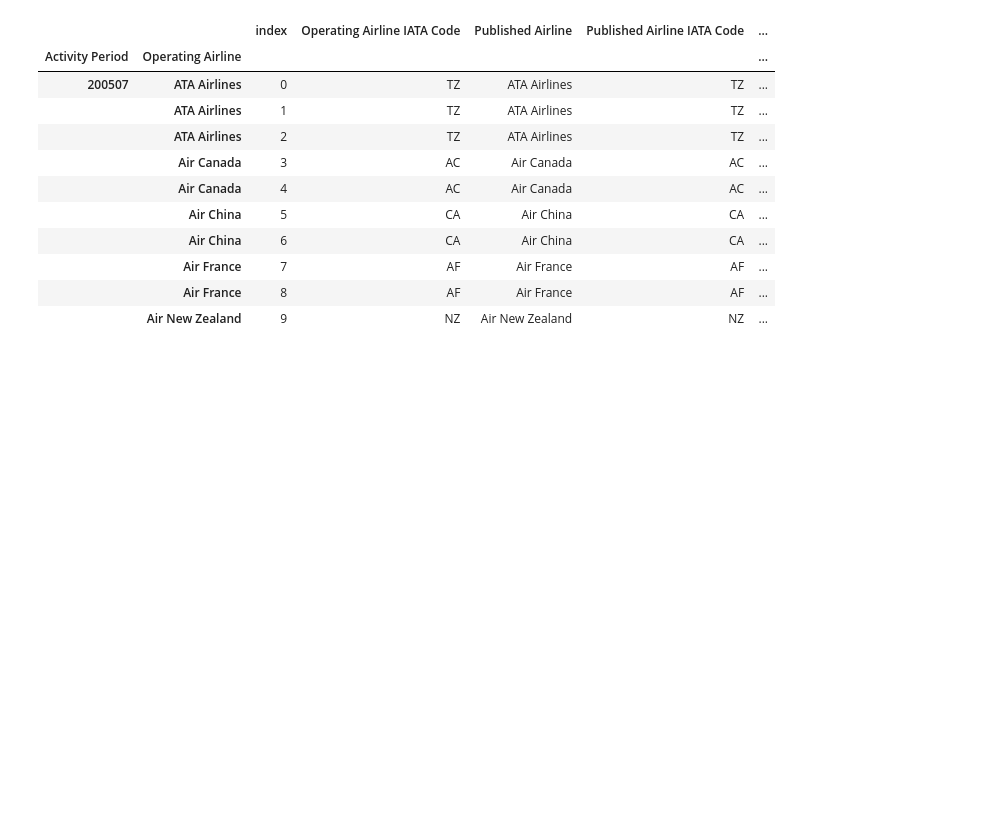
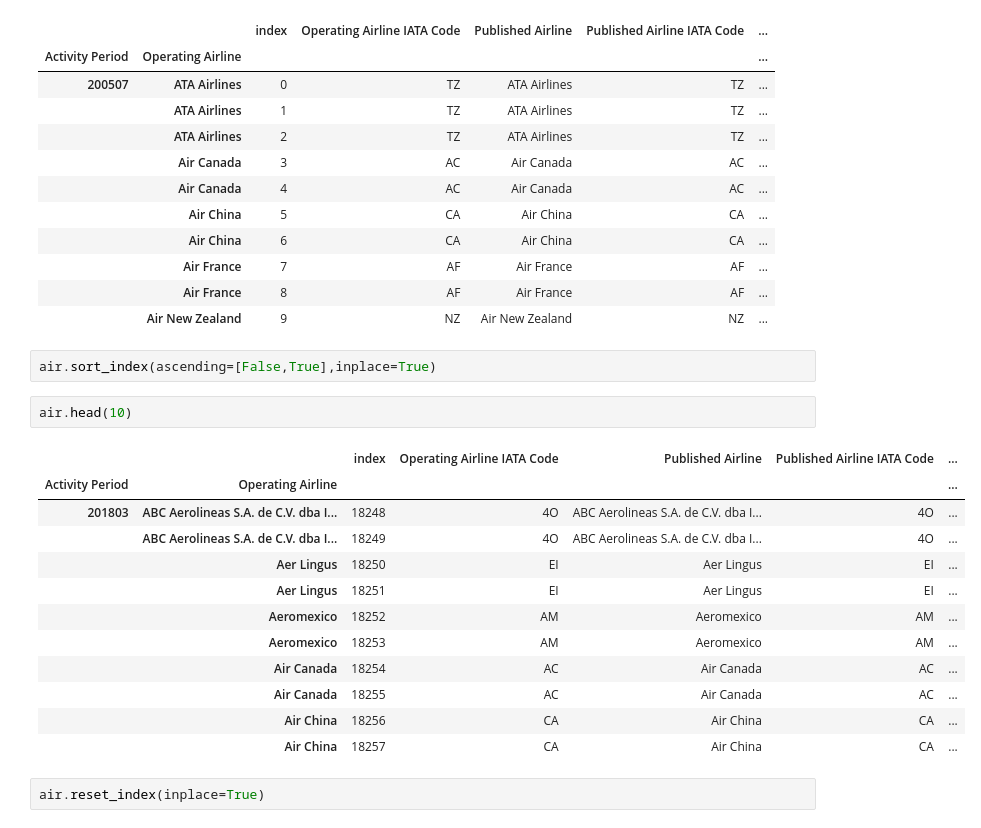
Before and after one commit to roczekmichal/Pandas_NumPy_Basics, a Jupyter notebook: Multiindex and Pivot Tables/Multiindex intro.ipynb, the cells around one changed output. Drawn from its saved outputs; the diff is of its cells as text; blank space fills up the shorter version.

```diff
--- a/Multiindex and Pivot Tables/Multiindex intro.ipynb
+++ b/Multiindex and Pivot Tables/Multiindex intro.ipynb
@@ -51,3 +51,22 @@ air.head(10)
 |  | Air France | 7 | AF | Air France | AF | ... |
 |  | Air France | 8 | AF | Air France | AF | ... |
 |  | Air New Zealand | 9 | NZ | Air New Zealand | NZ | ... |
+# %%
+air.sort_index(ascending=[False,True],inplace=True)
+# %%
+air.head(10)
+# %% [output]
+|  |  | index | Operating Airline IATA Code | Published Airline | Published Airline IATA Code | ... |
+| Activity Period | Operating Airline |  |  |  |  | ... |
+| 201803 | ABC Aerolineas S.A. de C.V. dba I... | 18248 | 4O | ABC Aerolineas S.A. de C.V. dba I... | 4O | ... |
+|  | ABC Aerolineas S.A. de C.V. dba I... | 18249 | 4O | ABC Aerolineas S.A. de C.V. dba I... | 4O | ... |
+|  | Aer Lingus | 18250 | EI | Aer Lingus | EI | ... |
+|  | Aer Lingus | 18251 | EI | Aer Lingus | EI | ... |
+|  | Aeromexico | 18252 | AM | Aeromexico | AM | ... |
+|  | Aeromexico | 18253 | AM | Aeromexico | AM | ... |
+|  | Air Canada | 18254 | AC | Air Canada | AC | ... |
+|  | Air Canada | 18255 | AC | Air Canada | AC | ... |
+|  | Air China | 18256 | CA | Air China | CA | ... |
+|  | Air China | 18257 | CA | Air China | CA | ... |
+# %%
+air.reset_index(inplace=True)
```
Also changed, not shown: parts of 5 cells of this notebook.
